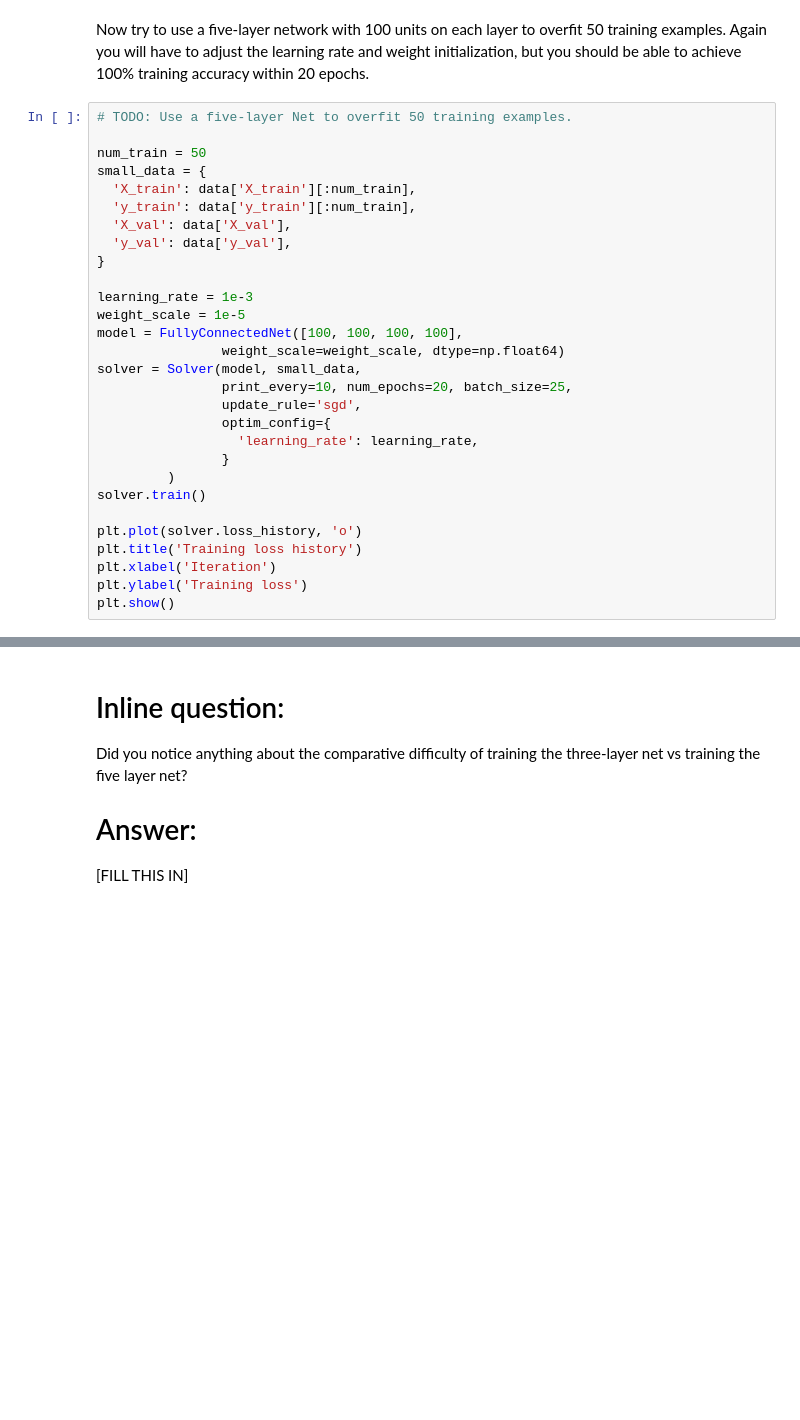
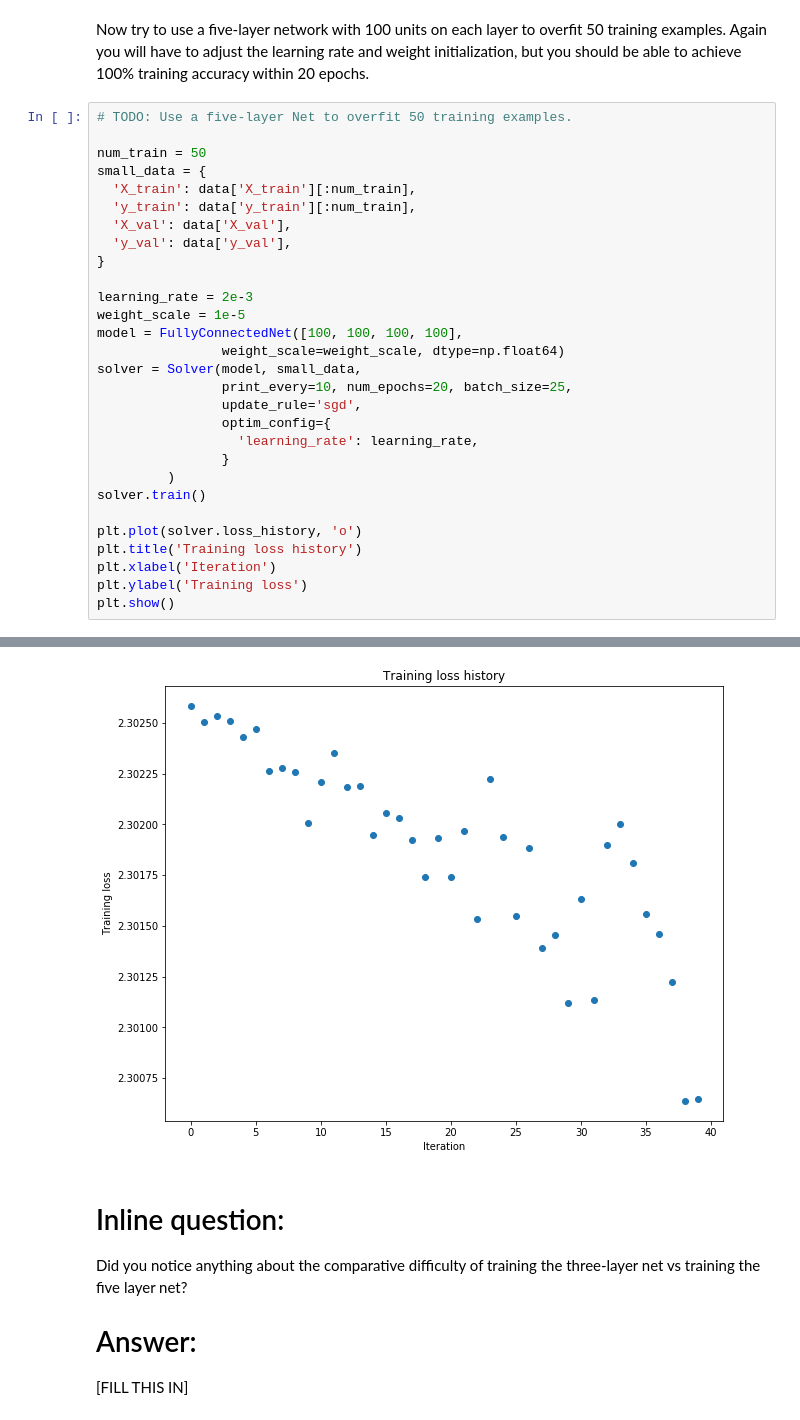
Before and after one commit to Moonpuck/CS231n, a Jupyter notebook: assignment2/FullyConnectedNets.ipynb, the cells around one changed output, grey strips where cells are left out. Cells and saved outputs as stored; diff of their text form; blank space fills up the shorter version.

```diff
--- a/assignment2/FullyConnectedNets.ipynb
+++ b/assignment2/FullyConnectedNets.ipynb
@@ -438,7 +474,7 @@ small_data = {
   'y_val': data['y_val'],
 }
 
-learning_rate = 1e-3
+learning_rate = 2e-3
 weight_scale = 1e-5
 model = FullyConnectedNet([100, 100, 100, 100],
                 weight_scale=weight_scale, dtype=np.float64)
@@ -456,3 +492,4 @@ plt.title('Training loss history')
 plt.xlabel('Iteration')
 plt.ylabel('Training loss')
 plt.show()
+# %% [output]
@@ -459,3 +513,4 @@ plt.show()
+[figure, added]
 # %% [markdown]
 # Inline question:
 Did you notice anything about the comparative difficulty of training the three-layer net vs training the five layer net?
```
Also changed, not shown: parts of 12 cells of this notebook, 3 other files.
